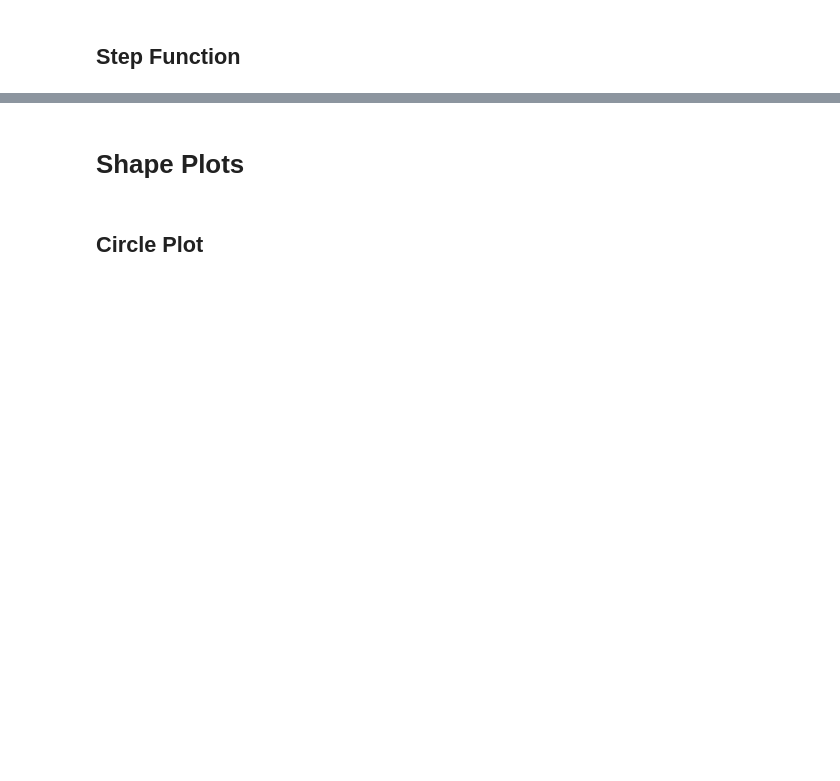
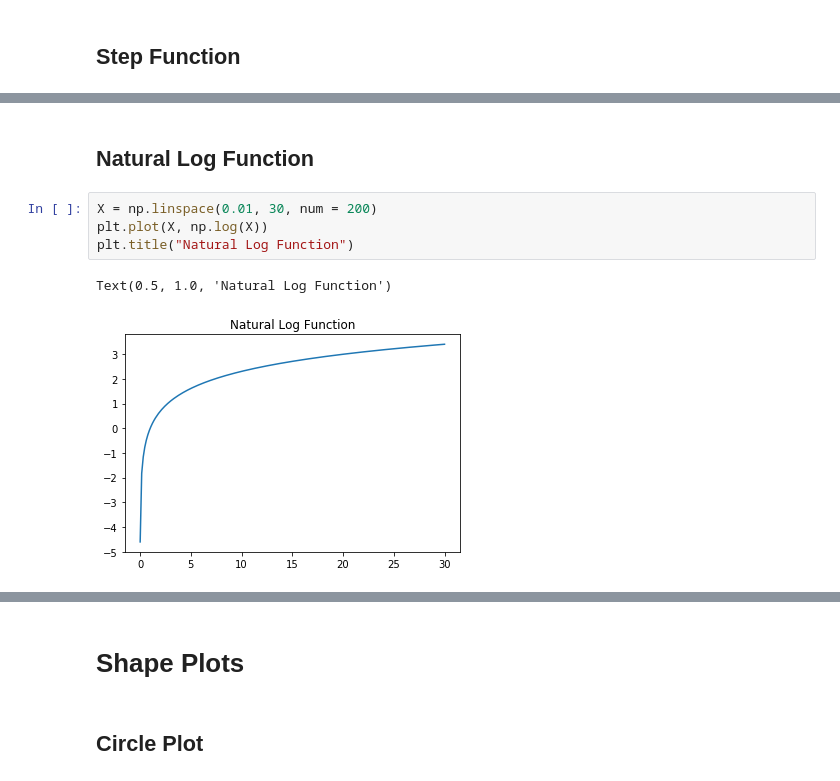
Before and after one commit to Ahish9009/CVIT, a Jupyter notebook: day-1/Geometry.ipynb, the cells around one changed output, grey strips where cells are left out. Drawn from its saved outputs; the diff is of its cells as text; blank space fills up the shorter version.

```diff
--- a/day-1/Geometry.ipynb
+++ b/day-1/Geometry.ipynb
@@ -144,0 +190,9 @@ plt.title("Step Function")
+# %% [markdown]
+## Natural Log Function
+# %%
+X = np.linspace(0.01, 30, num = 200)
+plt.plot(X, np.log(X))
+plt.title("Natural Log Function")
+# %% [output]
+Text(0.5, 1.0, 'Natural Log Function')
+[figure, added]
```
Also changed, not shown: parts of 27 cells of this notebook, 1 other file.
